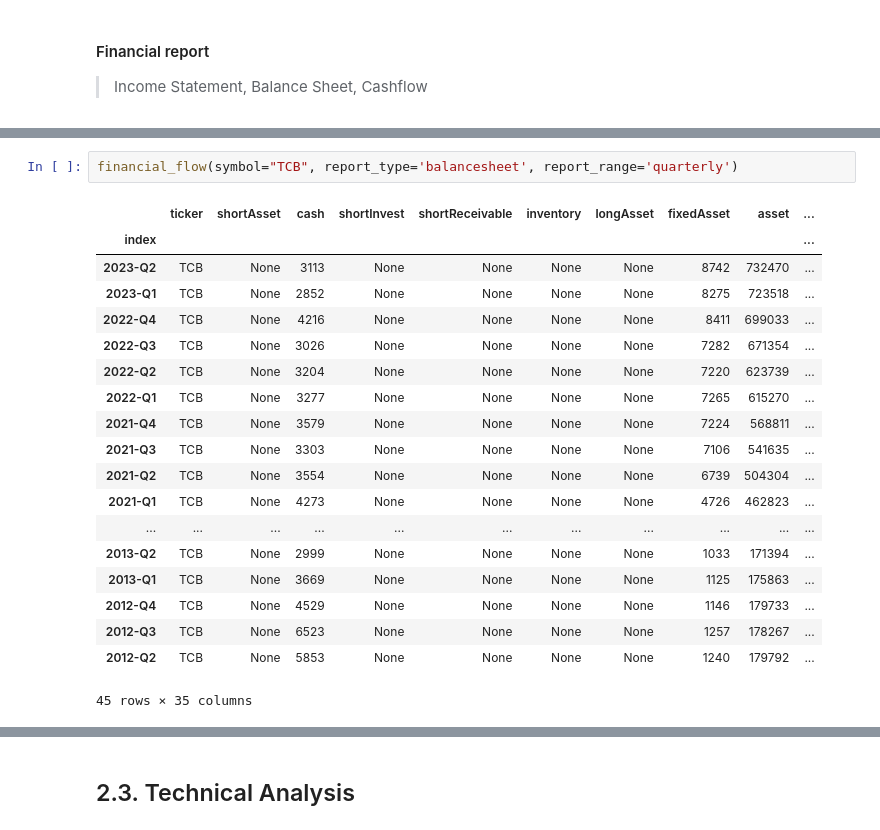
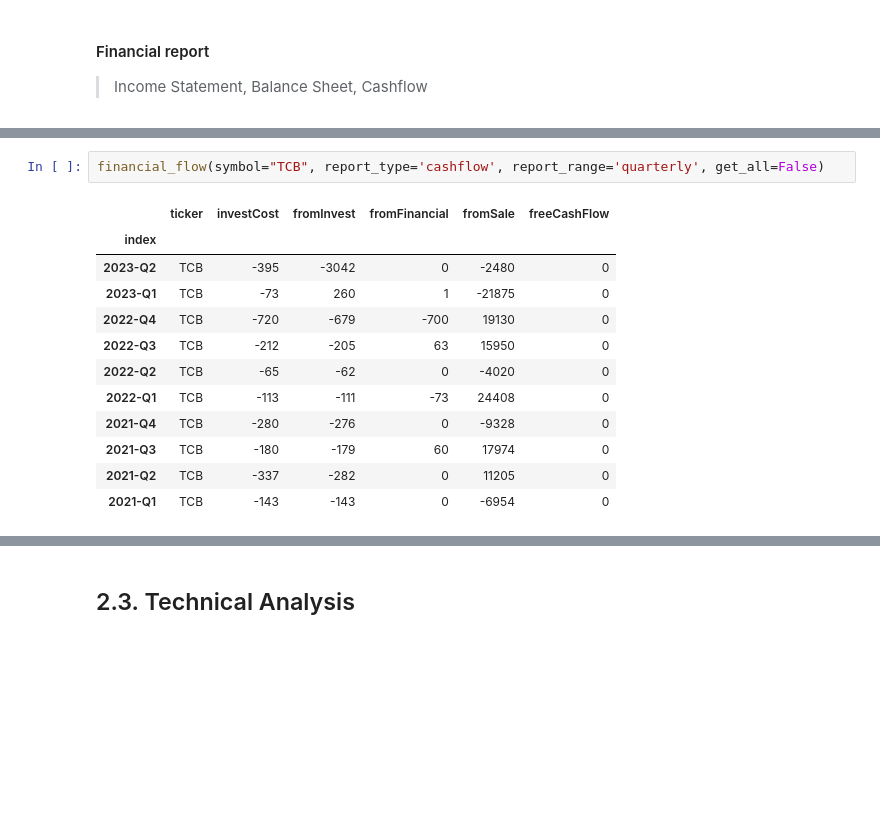
Before and after one commit to thinh-vu/vnstock, a Jupyter notebook: demo/gen2_vnstock_demo_index_all_functions_testing_2023.ipynb, the cells around one changed output, grey strips where cells are left out. Saved outputs shown, nothing was run; the diff lists cells and outputs as text; blank space fills up the shorter version.

```diff
--- a/demo/gen2_vnstock_demo_index_all_functions_testing_2023.ipynb
+++ b/demo/gen2_vnstock_demo_index_all_functions_testing_2023.ipynb
@@ -123,22 +134,15 @@ financial_flow(symbol="TCB", report_type='incomestatement', report_range='quarte
 # %%
-financial_flow(symbol="TCB", report_type='balancesheet', report_range='quarterly')
+financial_flow(symbol="TCB", report_type='cashflow', report_range='quarterly', get_all=False)
 # %% [output]
-|  | ticker | shortAsset | cash | shortInvest | shortReceivable | inventory | longAsset | fixedAsset | asset | ... |
-| index |  |  |  |  |  |  |  |  |  | ... |
-| 2023-Q2 | TCB | None | 3113 | None | None | None | None | 8742 | 732470 | ... |
-| 2023-Q1 | TCB | None | 2852 | None | None | None | None | 8275 | 723518 | ... |
-| 2022-Q4 | TCB | None | 4216 | None | None | None | None | 8411 | 699033 | ... |
-| 2022-Q3 | TCB | None | 3026 | None | None | None | None | 7282 | 671354 | ... |
-| 2022-Q2 | TCB | None | 3204 | None | None | None | None | 7220 | 623739 | ... |
-| 2022-Q1 | TCB | None | 3277 | None | None | None | None | 7265 | 615270 | ... |
-| 2021-Q4 | TCB | None | 3579 | None | None | None | None | 7224 | 568811 | ... |
-| 2021-Q3 | TCB | None | 3303 | None | None | None | None | 7106 | 541635 | ... |
-| 2021-Q2 | TCB | None | 3554 | None | None | None | None | 6739 | 504304 | ... |
-| 2021-Q1 | TCB | None | 4273 | None | None | None | None | 4726 | 462823 | ... |
-| ... | ... | ... | ... | ... | ... | ... | ... | ... | ... | ... |
-| 2013-Q2 | TCB | None | 2999 | None | None | None | None | 1033 | 171394 | ... |
-| 2013-Q1 | TCB | None | 3669 | None | None | None | None | 1125 | 175863 | ... |
-| 2012-Q4 | TCB | None | 4529 | None | None | None | None | 1146 | 179733 | ... |
-| 2012-Q3 | TCB | None | 6523 | None | None | None | None | 1257 | 178267 | ... |
-| 2012-Q2 | TCB | None | 5853 | None | None | None | None | 1240 | 179792 | ... |
+|  | ticker | investCost | fromInvest | fromFinancial | fromSale | freeCashFlow |
+| index |  |  |  |  |  |  |
+| 2023-Q2 | TCB | -395 | -3042 | 0 | -2480 | 0 |
+| 2023-Q1 | TCB | -73 | 260 | 1 | -21875 | 0 |
+| 2022-Q4 | TCB | -720 | -679 | -700 | 19130 | 0 |
+| 2022-Q3 | TCB | -212 | -205 | 63 | 15950 | 0 |
+| 2022-Q2 | TCB | -65 | -62 | 0 | -4020 | 0 |
+| 2022-Q1 | TCB | -113 | -111 | -73 | 24408 | 0 |
+| 2021-Q4 | TCB | -280 | -276 | 0 | -9328 | 0 |
+| 2021-Q3 | TCB | -180 | -179 | 60 | 17974 | 0 |
+| 2021-Q2 | TCB | -337 | -282 | 0 | 11205 | 0 |
+| 2021-Q1 | TCB | -143 | -143 | 0 | -6954 | 0 |
-45 rows × 35 columns
```
Also changed, not shown: parts of 11 cells of this notebook, 4 other files.
